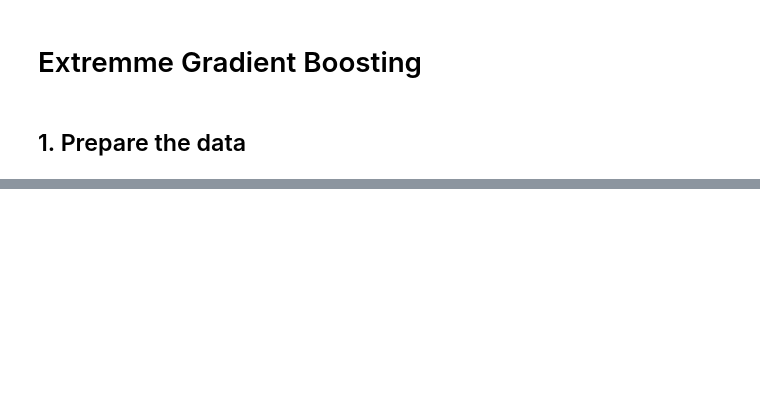
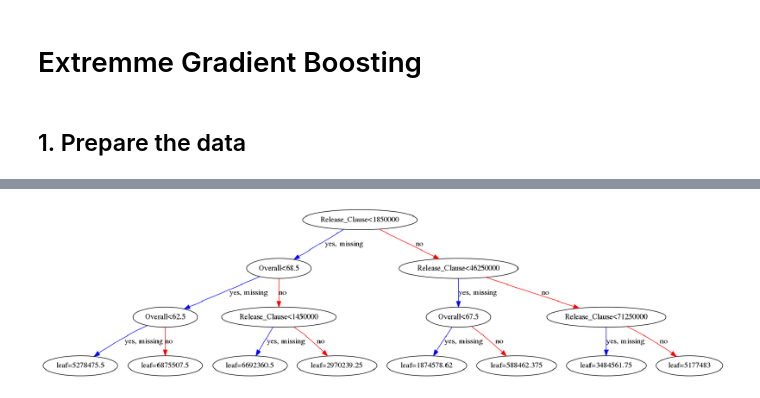
Before and after one commit to arubiales/trees-models, a Jupyter notebook: Extremme Gradient Boosting.ipynb, the cells around one changed output, grey strips where cells are left out. Cells and saved outputs as stored; diff of their text form; code cells hidden in the pictures; blank space fills up the shorter version.

```diff
--- a/Extremme Gradient Boosting.ipynb
+++ b/Extremme Gradient Boosting.ipynb
@@ -95,0 +89,8 @@ XGBRegressor?
+# %%
+ax = plot_tree(xgb_reg2)
+fig = ax.figure
+fig.set_size_inches(30, 22)
+pass
+plt.savefig('xgb_reg.png')
+# %% [output]
+[figure, added]
```
Also changed, not shown: parts of 12 cells of this notebook, 12 other files.
